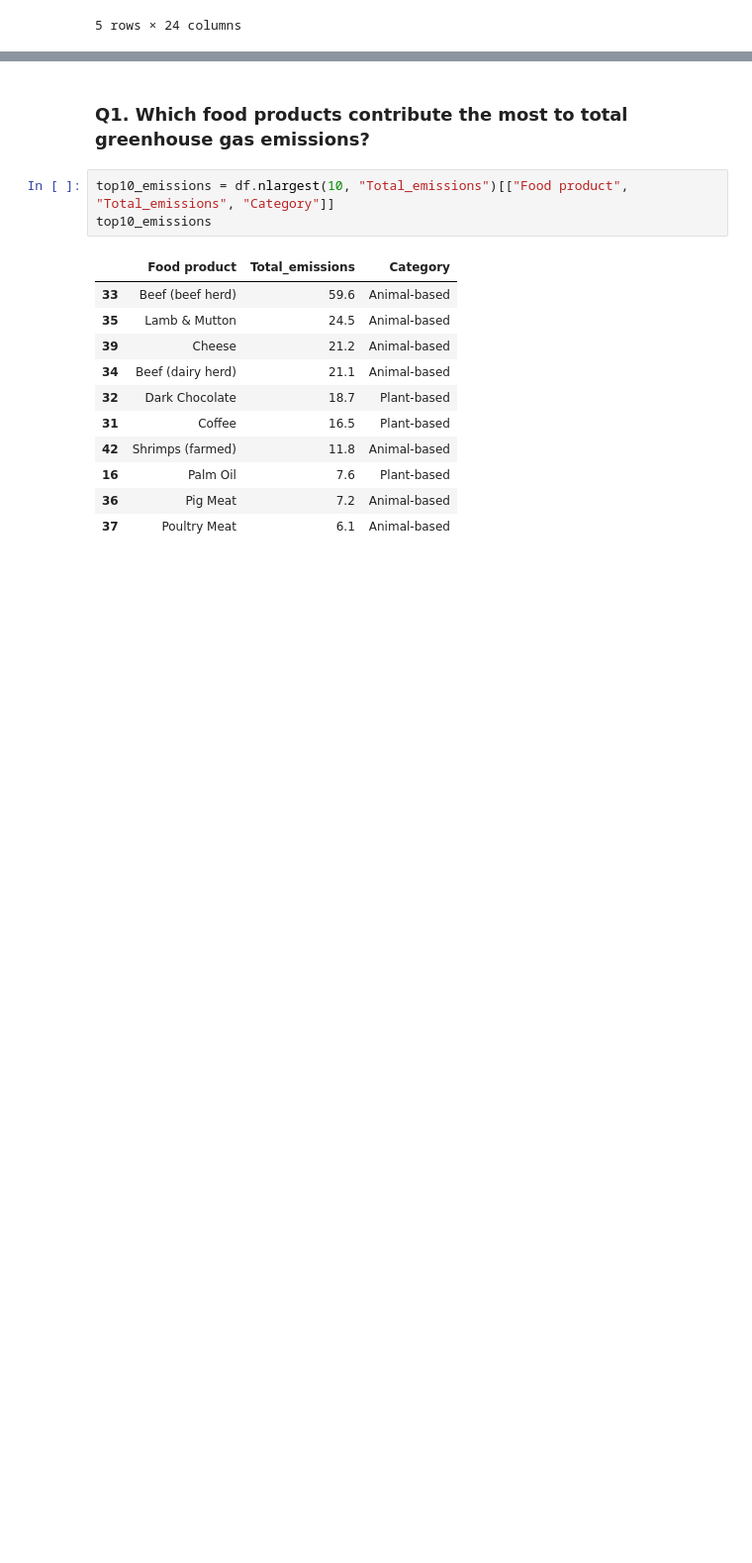
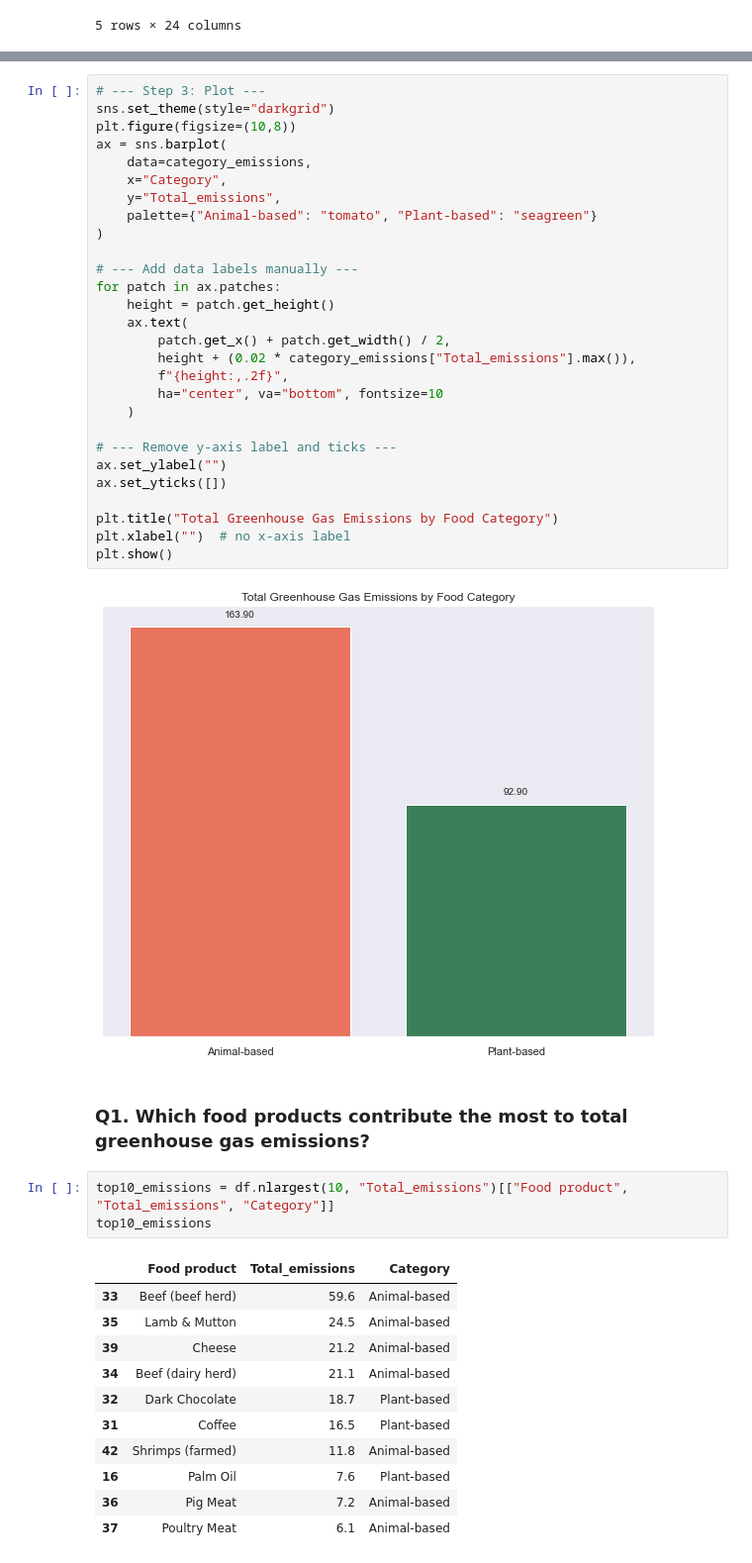
Before and after one commit to courtneyletsa/food_production, a Jupyter notebook: Environmental Impact of Food Production Analysis.ipynb, the cells around one changed output, grey strips where cells are left out. Shown: that part at 99% size. Cells and saved outputs as stored; diff of their text form; blank space fills up the shorter version.

```diff
--- a/Environmental Impact of Food Production Analysis.ipynb
+++ b/Environmental Impact of Food Production Analysis.ipynb
@@ -240,3 +246,33 @@ df.head()
+# %%
+# --- Step 3: Plot ---
+sns.set_theme(style="darkgrid")
+plt.figure(figsize=(10,8))
+ax = sns.barplot(
+    data=category_emissions,
+    x="Category",
+    y="Total_emissions",
+    palette={"Animal-based": "tomato", "Plant-based": "seagreen"}
+)
+
+# --- Add data labels manually ---
+for patch in ax.patches:
+    height = patch.get_height()
+    ax.text(
+        patch.get_x() + patch.get_width() / 2,
+        height + (0.02 * category_emissions["Total_emissions"].max()),
+        f"{height:,.2f}",
+        ha="center", va="bottom", fontsize=10
+    )
+
+# --- Remove y-axis label and ticks ---
+ax.set_ylabel("")
+ax.set_yticks([])
+
+plt.title("Total Greenhouse Gas Emissions by Food Category")
+plt.xlabel("")  # no x-axis label
+plt.show()
+# %% [output]
+[figure, added]
 # %% [markdown]
 ### Q1. Which food products contribute the most to total greenhouse gas emissions?
 # %%
```
Also changed, not shown: parts of 14 cells of this notebook, 1 other file.
